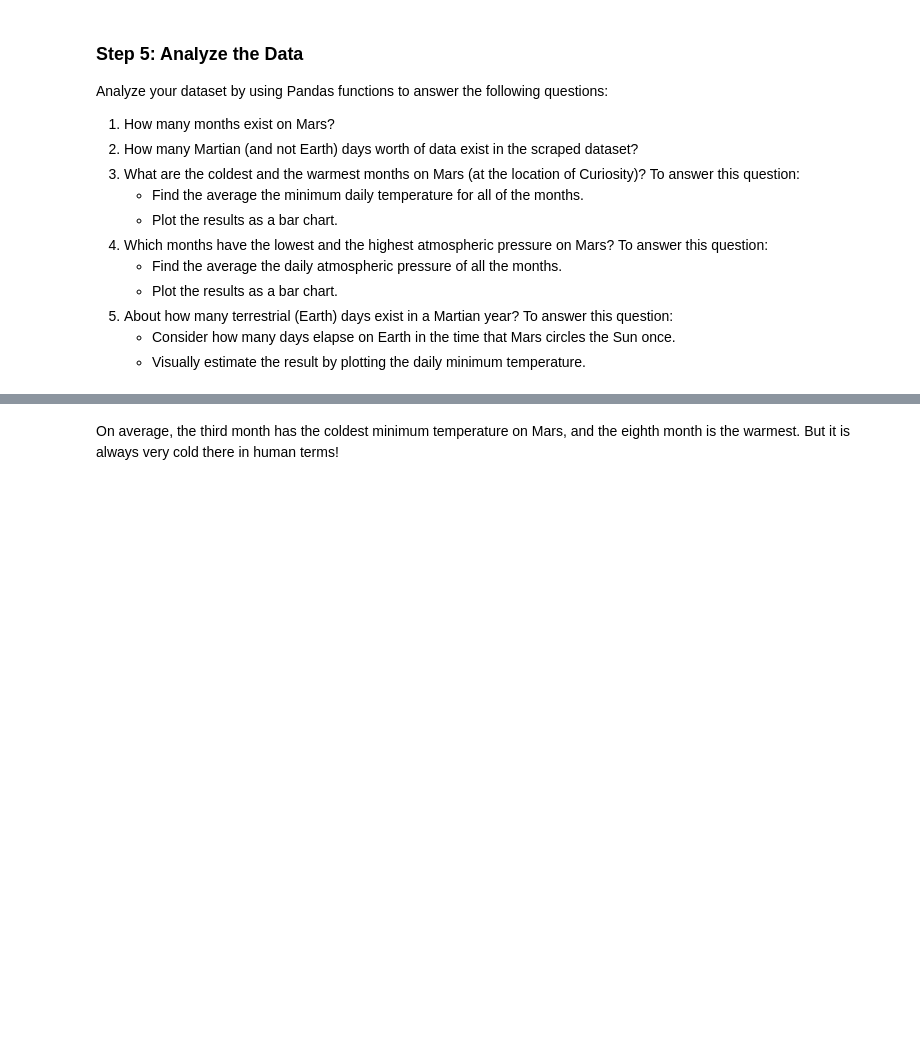
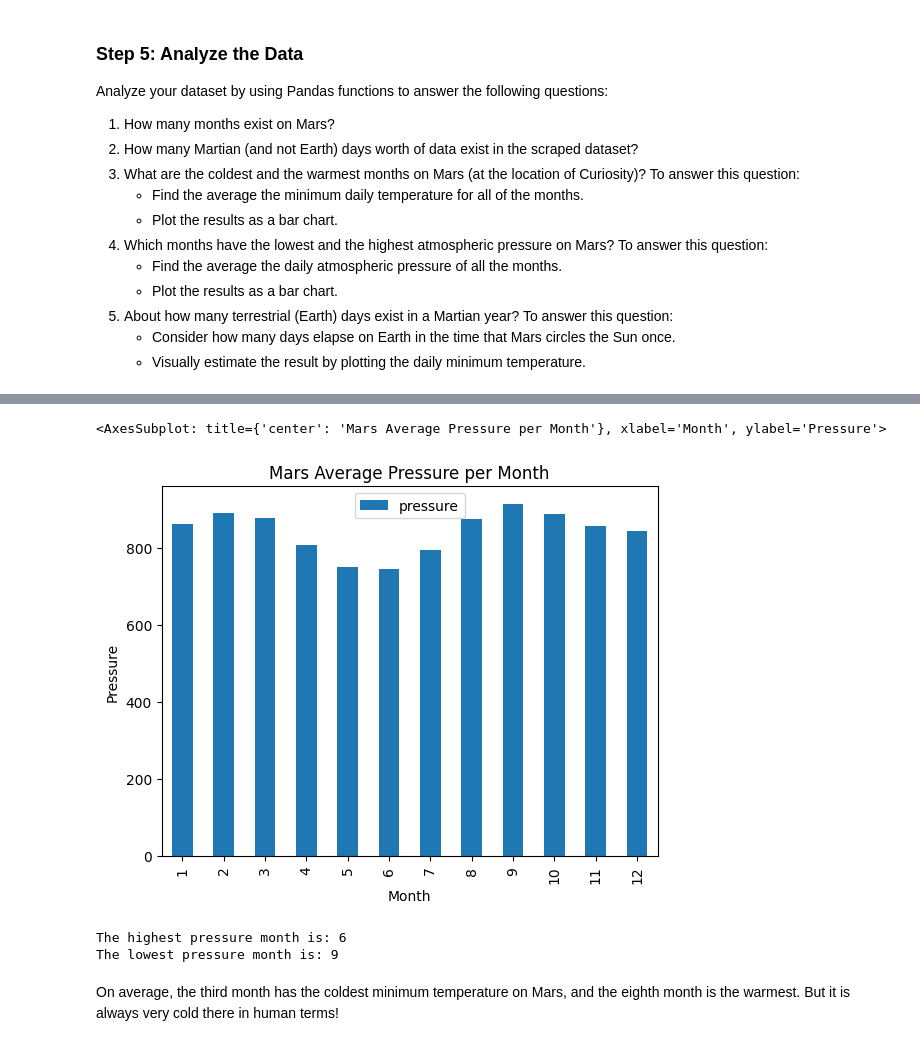
Before and after one commit to joelpangilinan/html-challenge, a Jupyter notebook: part_2_mars_weather.ipynb, the cells around one changed output, grey strips where cells are left out. Cells and saved outputs as stored; diff of their text form; code cells hidden in the pictures; blank space fills up the shorter version.

```diff
--- a/part_2_mars_weather.ipynb
+++ b/part_2_mars_weather.ipynb
@@ -91,2 +281,4 @@ Analyze your dataset by using Pandas functions to answer the following questions
 # %%
 # 4. Average pressure by Martian month
+mars_avg_pressure_df = mars_df[["month", "pressure"]].groupby("month").mean()
+mars_avg_pressure_df
@@ -93,5 +300,19 @@ Analyze your dataset by using Pandas functions to answer the following questions
 # %%
 # Plot the average pressure by month
+mars_avg_pressure_df.plot(kind = "bar",
+                          title = "Mars Average Pressure per Month",
+                          ylabel = "Pressure",
+                          xlabel = "Month")
+# %% [output]
+<AxesSubplot: title={'center': 'Mars Average Pressure per Month'}, xlabel='Month', ylabel='Pressure'>
+[figure, added]
+# %%
+# Identify the lowest and the highest atmospheric pressure on Mars
+print (f"The highest pressure month is: {mars_avg_pressure_df['pressure'].idxmin()}")
+print (f"The lowest pressure month is: {mars_avg_pressure_df['pressure'].idxmax()}")
+# %% [output]
+The highest pressure month is: 6
+The lowest pressure month is: 9
 # %%
 # 5. How many terrestrial (earth) days are there in a Martian year?
 # %% [markdown]
```
Also changed, not shown: parts of 22 cells of this notebook, 1 other file.
